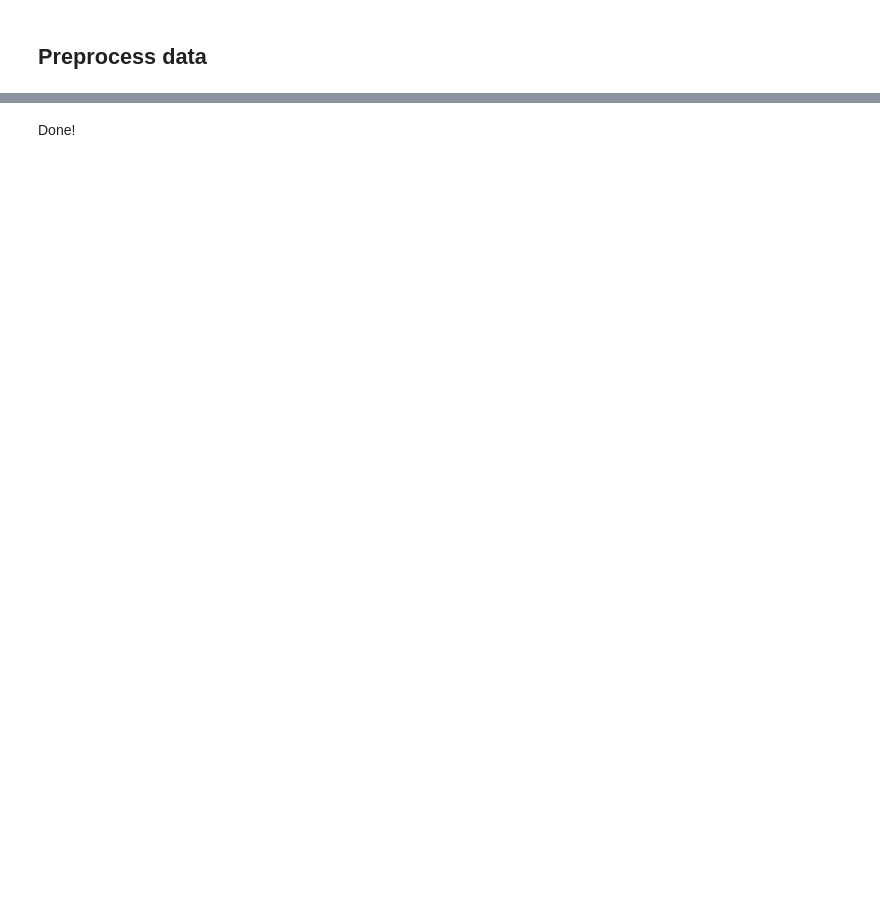
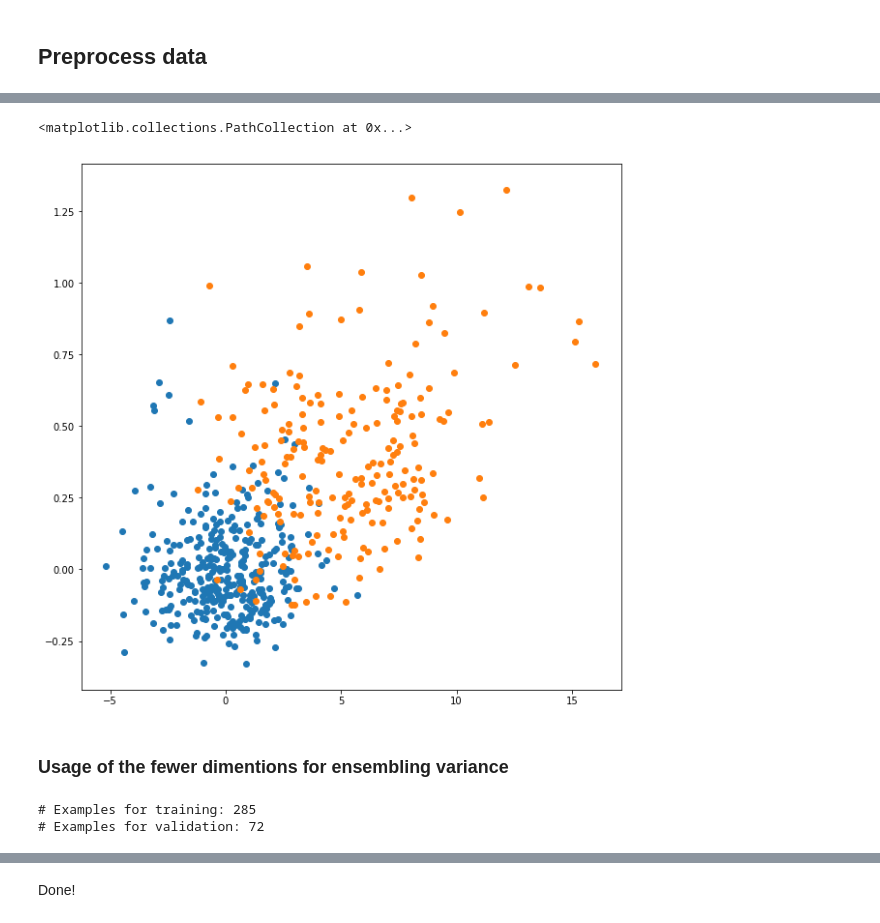
Before and after one commit to leoniloris/Visualization-In-Data-Science, a Jupyter notebook: ensembles/ensembles.ipynb, the cells around one changed output, grey strips where cells are left out. Saved outputs shown, nothing was run; the diff lists cells and outputs as text; code cells hidden in the pictures; blank space fills up the shorter version.

```diff
--- a/ensembles/ensembles.ipynb
+++ b/ensembles/ensembles.ipynb
@@ -58,0 +84,2 @@ y_test = df_unhealthy[[REMOVE_FEATURES[0]]].values
+# %%
+x_unhealthy, y_unhealthy = x[diagnosis == 'M'], y[diagnosis == 'M']
@@ -172,0 +254,32 @@ plt.show()
+# %%
+from sklearn.decomposition import PCA
+pca = PCA(n_components=4)
+basis = pca.fit(x_healthy.values)
+# %%
+x_healthy_transformed = basis.transform(x_healthy)
+x_unhealthy_transformed = basis.transform(x_unhealthy)
+
+plt.figure(figsize=(width, width))
+plt.scatter(x_healthy_transformed[:, 0], x_healthy_transformed[:, 1])
+plt.scatter(x_unhealthy_transformed[:, 0], x_unhealthy_transformed[:, 1])
+# %% [output]
+<matplotlib.collections.PathCollection at 0x...>
+[figure, added]
+# %% [markdown]
+### Usage of the fewer dimentions for ensembling variance
+# %%
+TRAIN_SIZE = int(0.8 * len(x_healthy_transformed))
+np.random.seed(0)
+np.random.shuffle(x_healthy_transformed)
+x_train_transformed = x_healthy_transformed[:TRAIN_SIZE, :-1]
+y_train_transformed = x_healthy_transformed[:TRAIN_SIZE, -1]
+print('# Examples for training:',  len(x_train_transformed))
+
+x_val_transformed = x_healthy_transformed[TRAIN_SIZE:, :-1]
+y_val_transformed = x_healthy_transformed[TRAIN_SIZE:, -1]
+print('# Examples for validation:',  len(x_val_transformed))
+
+N_FEATURES_TRANSFORMED = x_val_transformed.shape[-1]
+# %% [output]
+# Examples for training: 285
+# Examples for validation: 72
```
Also changed, not shown: parts of 61 cells of this notebook, 1 other file.
